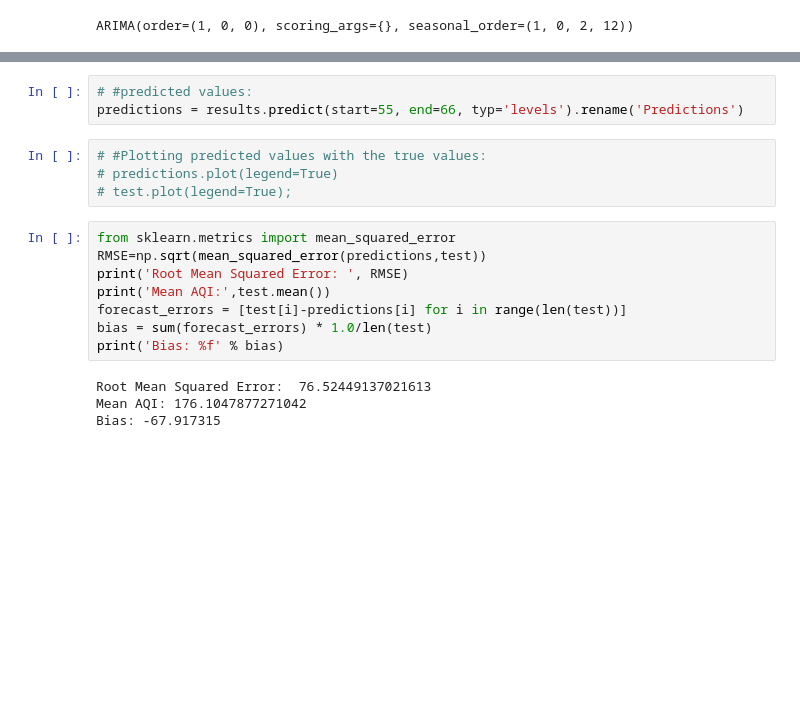
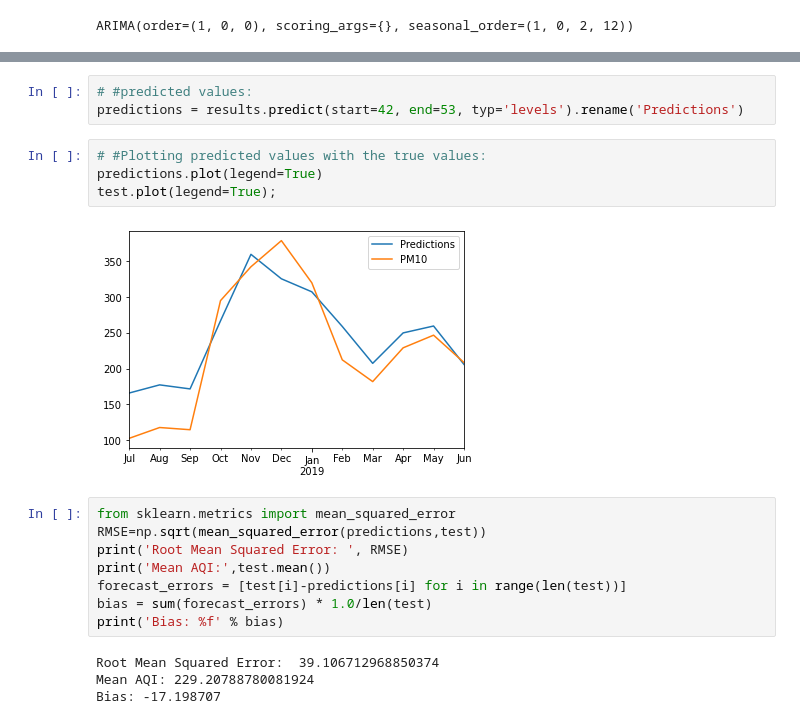
Before and after one commit to hellomasaya/air-pollution-in-delhi, a Jupyter notebook: air-pollution-delhi-analysis.ipynb, the cells around one changed output, grey strips where cells are left out. Saved outputs shown, nothing was run; the diff lists cells and outputs as text; blank space fills up the shorter version.

```diff
--- a/air-pollution-delhi-analysis.ipynb
+++ b/air-pollution-delhi-analysis.ipynb
@@ -567,11 +568,13 @@ Warnings:
 [1] Covariance matrix calculated using the outer product of gradients (complex-step).
 # %%
 # #predicted values:
-predictions = results.predict(start=55, end=66, typ='levels').rename('Predictions')
+predictions = results.predict(start=42, end=53, typ='levels').rename('Predictions')
 # %%
 # #Plotting predicted values with the true values:
-# predictions.plot(legend=True)
-# test.plot(legend=True);
+predictions.plot(legend=True)
+test.plot(legend=True);
+# %% [output]
+[figure, added]
 # %%
 from sklearn.metrics import mean_squared_error
 RMSE=np.sqrt(mean_squared_error(predictions,test))
@@ -581,9 +584,9 @@ forecast_errors = [test[i]-predictions[i] for i in range(len(test))]
 bias = sum(forecast_errors) * 1.0/len(test)
 print('Bias: %f' % bias)
 # %% [output]
-Root Mean Squared Error:  76.52449137021613
-Mean AQI: 176.1047877271042
-Bias: -67.917315
+Root Mean Squared Error:  39.106712968850374
+Mean AQI: 229.20788780081924
+Bias: -17.198707
 # %%
 # Forming the model:
 final_model = SARIMAX(train,order=(1,1,1),seasonal_order=(1,0,1,12))
```
Also changed, not shown: parts of 24 cells of this notebook, 2 other files.
